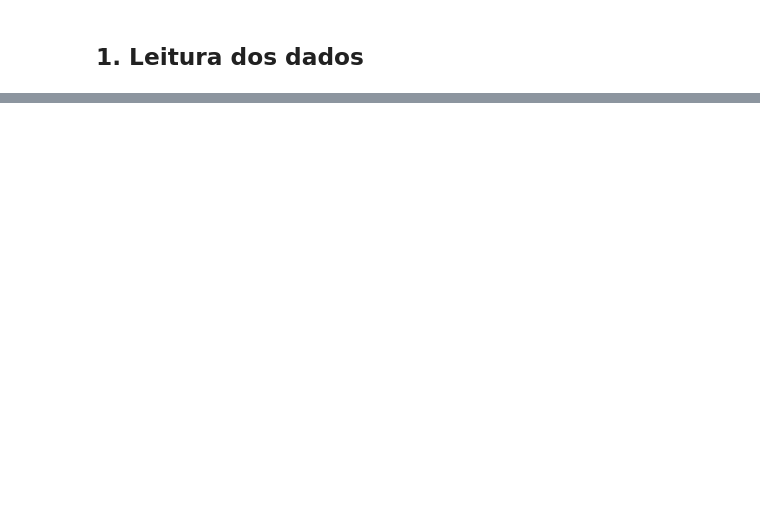
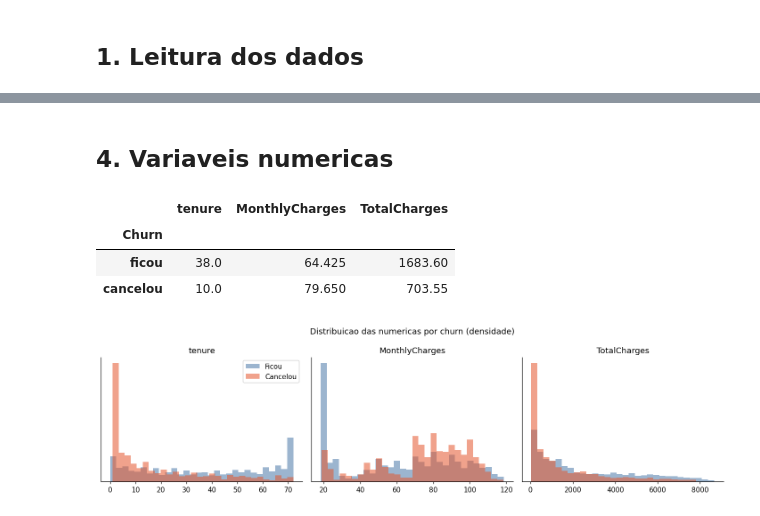
Before and after one commit to eujeffersom/tech-challgend-fiap-fase-1, a Jupyter notebook: notebooks/01_eda_e_baselines.ipynb, the cells around one changed output, grey strips where cells are left out. Drawn from its saved outputs; the diff is of its cells as text; code cells hidden in the pictures; blank space fills up the shorter version.

```diff
--- a/notebooks/01_eda_e_baselines.ipynb
+++ b/notebooks/01_eda_e_baselines.ipynb
@@ -180,0 +195,24 @@ for row in results.to_dict(orient="records"):
+# %% [markdown]
+## 4. Variaveis numericas
+# %%
+numeric = ["tenure", "MonthlyCharges", "TotalCharges"]
+df.groupby("Churn")[numeric].median().rename(index={0: "ficou", 1: "cancelou"})
+# %% [output]
+|  | tenure | MonthlyCharges | TotalCharges |
+| Churn |  |  |  |
+| ficou | 38.0 | 64.425 | 1683.60 |
+| cancelou | 10.0 | 79.650 | 703.55 |
+# %%
+fig, axes = plt.subplots(1, 3, figsize=(13, 3.6))
+for ax, column in zip(axes, numeric, strict=True):
+    for label, color, name in [(0, STAY_COLOR, "Ficou"), (1, CHURN_COLOR, "Cancelou")]:
+        values = df.loc[df["Churn"] == label, column].dropna()
+        ax.hist(values, bins=30, alpha=0.55, density=True, color=color, label=name)
+    ax.set_title(column)
+    ax.set_yticks([])
+axes[0].legend()
+fig.suptitle("Distribuicao das numericas por churn (densidade)")
+plt.tight_layout()
+plt.show()
+# %% [output]
+[figure, added]
```
Also changed, not shown: parts of 45 cells of this notebook, 5 other files.
